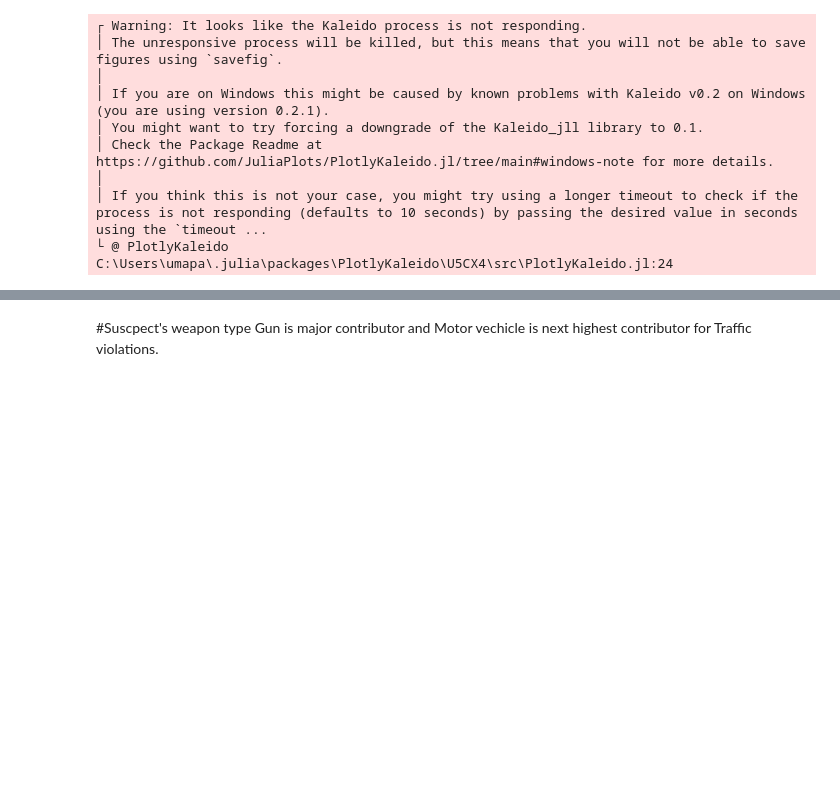
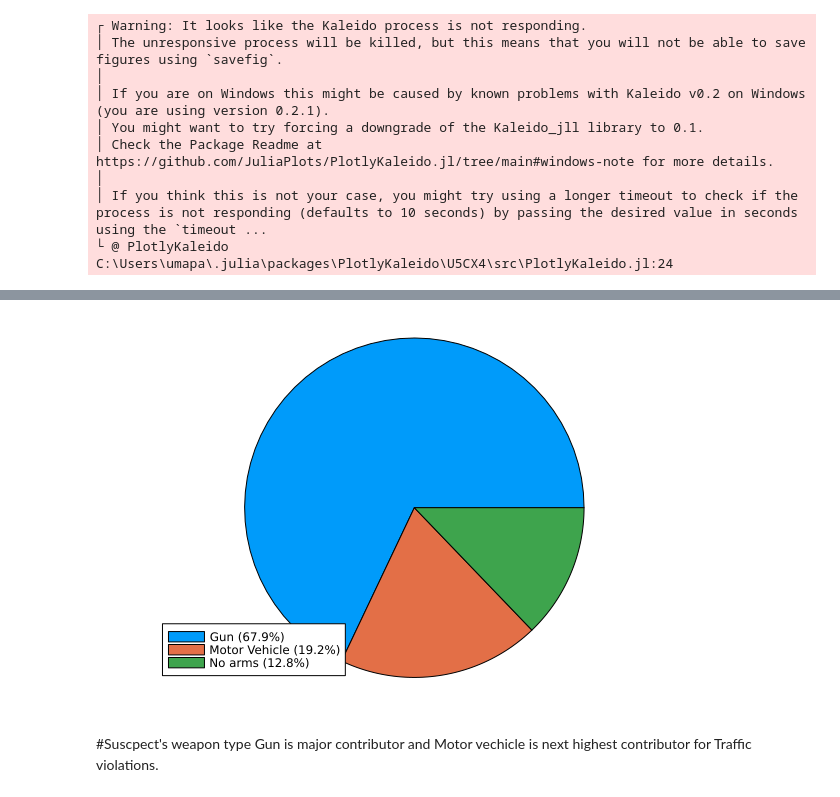
Before and after one commit to MorandR/CatchingCooks, a Jupyter notebook: CatchingCrooks.ipynb, the cells around one changed output, grey strips where cells are left out. Saved outputs shown, nothing was run; the diff lists cells and outputs as text; code cells hidden in the pictures; blank space fills up the shorter version.

```diff
--- a/CatchingCrooks.ipynb
+++ b/CatchingCrooks.ipynb
@@ -378,3 +365,25 @@ PlotlyJS.plot(susp_weap_catN_cnt, x=:weap_categoryN, y=:count, kind="bar")
+# %%
+#Display bar chart showing frequency count of Suspects weapon categories
+# df = dataset(DataFrame, "gapminder")
+#plot_weap_percent =PlotlyJS.plot(susp_weap_catN_cnt, x=:weap_categoryN, y=:count, kind="bar")
+#lot_weap_percent =Plots.plot(susp_weap_catN_cnt.weap_categoryN, susp_weap_catN_cnt.count, kind="bar")
+
+# susp_weap_catN_cnt
+# total = sum(Inc_cat_cnt.count)
+# Inc_cat_cnt.Percent = round.(Inc_cat_cnt.count ./total .* 100,digits = 1)
+# labels = ["$(Inc_cat_cnt.Incident_Type[i]) ($(round(Inc_cat_cnt.Percent[i],digits = 1))%)" for i in 1:nrow(Inc_cat_cnt)]
+# PiePer = Plots.pie(labels,Inc_cat_cnt.count,title = "Incident Type with percentages")
+
+
+weap_cat_total = sum(susp_weap_catN_cnt.count)
+susp_weap_catN_cnt.Percent = round.(susp_weap_catN_cnt.count ./weap_cat_total .* 100,digits = 1)
+Inc_weap_lbl = ["$(susp_weap_catN_cnt.weap_categoryN[i]) ($(round(susp_weap_catN_cnt.Percent[i],digits = 1))%)" for i in 1:nrow(susp_weap_catN_cnt)]
+PiePer_weap_cat = Plots.pie(Inc_weap_lbl,susp_weap_catN_cnt.count,
+subplot_titles = "Incident weap categories"
+)
+#PiePer_weap_cat
+# %% [output]
+[figure, added]
 # %% [markdown]
 #Suscpect's weapon type Gun is major contributor and Motor vechicle is next highest contributor for Traffic violations.
 # %%
```
Also changed, not shown: parts of 5 cells of this notebook.
